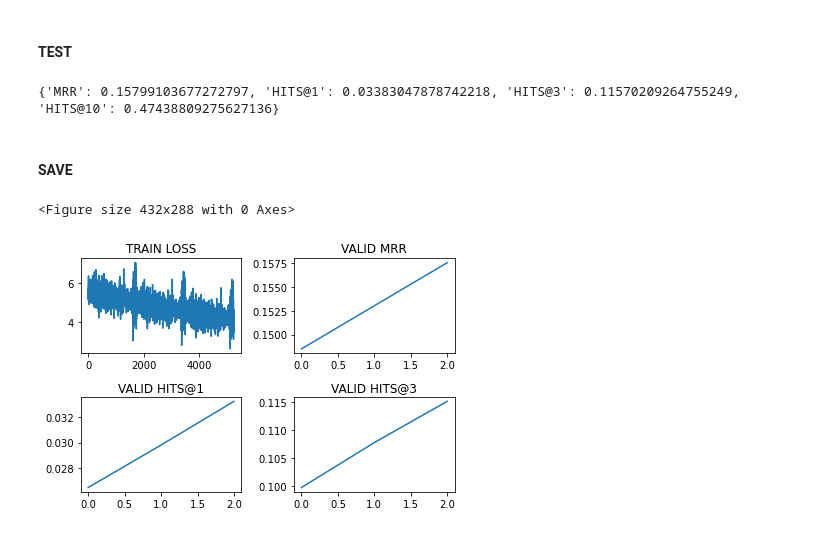
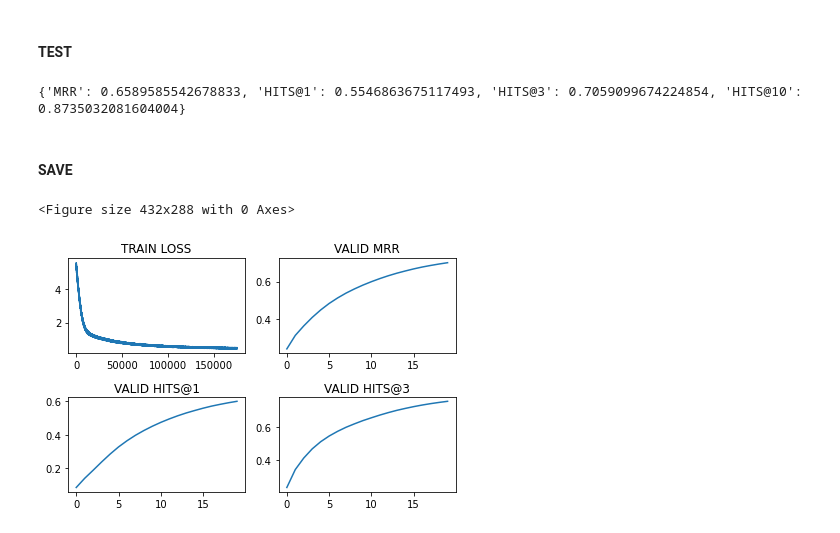
Before and after one commit to eegoro/KGE_link_prediction, a Jupyter notebook: model.ipynb, the cells around one changed output. Saved outputs shown, nothing was run; the diff lists cells and outputs as text; code cells hidden in the pictures.

```diff
--- a/model.ipynb
+++ b/model.ipynb
@@ -222,7 +222,7 @@ optimizer = torch.optim.Adam(
 log, mrr, hits1, hits3, hits10 = [], [], [], [], []
 
 for num_epoch in tqdm(range(EPOCH)):
-    train_loader=DataLoader(KGEDataset(train),batch_size=BATCH_SIZE,shuffle=False,num_workers=NUM_WORKERS)
+    train_loader=DataLoader(KGEDataset(train),batch_size=BATCH_SIZE,shuffle=True,num_workers=NUM_WORKERS)
 
     for iteration,train_values in enumerate(train_loader):
 
@@ -277,36 +277,36 @@ for num_epoch in tqdm(range(EPOCH)):
         optimizer.step()
 
 # VALID
-        if (iteration+1)%VALIDATION_INTERVAL == 0:
-            valid_loader=DataLoader(KGEDataset(valid,mode='test'),batch_size=BATCH_SIZE_TEST,shuffle=False,num_workers=NUM_WORKERS)
-            metrics = []
+    if (num_epoch+1)%VALIDATION_INTERVAL == 0:
+        valid_loader=DataLoader(KGEDataset(valid,mode='test'),batch_size=BATCH_SIZE_TEST,shuffle=True,num_workers=NUM_WORKERS)
+        metrics = []
 
-            for valid_values in valid_loader:
-                kge_model.eval()
+        for valid_values in valid_loader:
+            kge_model.eval()
 
-                head,tail,relation,neg_head,neg_tail = valid_values
+            head,tail,relation,neg_head,neg_tail = valid_values
 
-                head = head.cuda()
-                tail = tail.cuda()
-                relation = relation.cuda()
-                neg_head = neg_head.cuda()
-                neg_tail = neg_tail.cuda()
+            head = head.cuda()
+            tail = tail.cuda()
+            relation = relation.cuda()
+            neg_head = neg_head.cuda()
+            neg_tail = neg_tail.cuda()
 
-                with torch.no_grad():
-                    positive_score, negative_tail_score, negative_head_score = kge_model(head, tail, relation, neg_head, neg_tail)
-                    metrics.append([metric.mean() for metric in kge_model.evaluator.eval({'y_pred_pos': positive_score, 'y_pred_neg': torch.cat((negative_tail_score,negative_head_score), dim=1)})])
+            with torch.no_grad():
+                positive_score, negative_tail_score, negative_head_score = kge_model(head, tail, relation, neg_head, neg_tail)
+                metrics.append([metric.mean() for metric in kge_model.evaluator.eval({'y_pred_pos': positive_score, 'y_pred_neg': torch.cat((negative_tail_score,negative_head_score), dim=1)})])
 
-            metrics = torch.tensor(metrics).mean(0)
-            mrr.append(metrics[0])
-            hits1.append(metrics[1])
-            hits3.append(metrics[2])
-            hits10.append(metrics[3])
+        metrics = torch.tensor(metrics).mean(0)
+        mrr.append(metrics[0])
+        hits1.append(metrics[1])
+        hits3.append(metrics[2])
+        hits10.append(metrics[3])
 # %% [markdown]
 #### TEST
 # %%
 metrics = []
 
-test_loader=DataLoader(KGEDataset(test,mode='test'),batch_size=BATCH_SIZE_TEST,shuffle=False,num_workers=NUM_WORKERS)
+test_loader=DataLoader(KGEDataset(test,mode='test'),batch_size=BATCH_SIZE_TEST,shuffle=True,num_workers=NUM_WORKERS)
 for test_values in test_loader:
         kge_model.eval()
 
@@ -333,34 +333,34 @@ with open(NAME_PATH+'//metrics.txt', 'w') as var_file:
 
 print(dict_metrics)
 # %% [output]
-{'MRR': 0.15799103677272797, 'HITS@1': 0.03383047878742218, 'HITS@3': 0.11570209264755249, 'HITS@10': 0.47438809275627136}
+{'MRR': 0.6589585542678833, 'HITS@1': 0.5546863675117493, 'HITS@3': 0.7059099674224854, 'HITS@10': 0.8735032081604004}
 # %% [markdown]
 #### SAVE
 # %%
-torch.save(kge_model.state_dict(), NAME_PATH+'//model')
+torch.save(kge_model.state_dict(), NAME_PATH+'//model.pt')
 torch.save(list(torch.tensor(log)), NAME_PATH+'//loss.pt')
 torch.save(mrr, NAME_PATH+'//mrr.pt')
 
 plt.clf()
 figure, axis = plt.subplots(2, 2)
 axis[0,0].plot(torch.tensor(log))
 axis[0,0].set_title("TRAIN LOSS")
 
 axis[0,1].plot(mrr)
 axis[0,1].set_title("VALID MRR")
 
 axis[1,0].plot(hits1)
 axis[1,0].set_title("VALID HITS@1")
 
 axis[1,1].plot(hits3)
 axis[1,1].set_title("VALID HITS@3")
 
 figure.tight_layout()
 
 plt.savefig(NAME_PATH+'//result.png', dpi=300, facecolor='w', edgecolor='w')
 # %% [output]
 <Figure size 432x288 with 0 Axes>
-[figure, old version]
+[figure, new version]
 # %%
 # # Чтение
 # with open('file.txt', 'r') as file:
```
Also changed, not shown: parts of 2 cells of this notebook.
